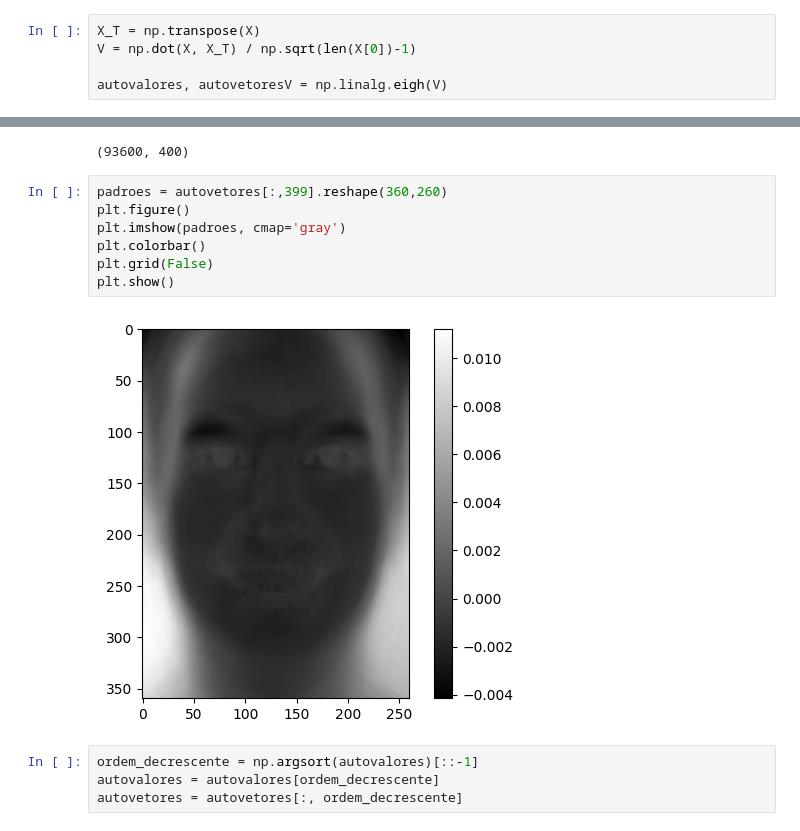
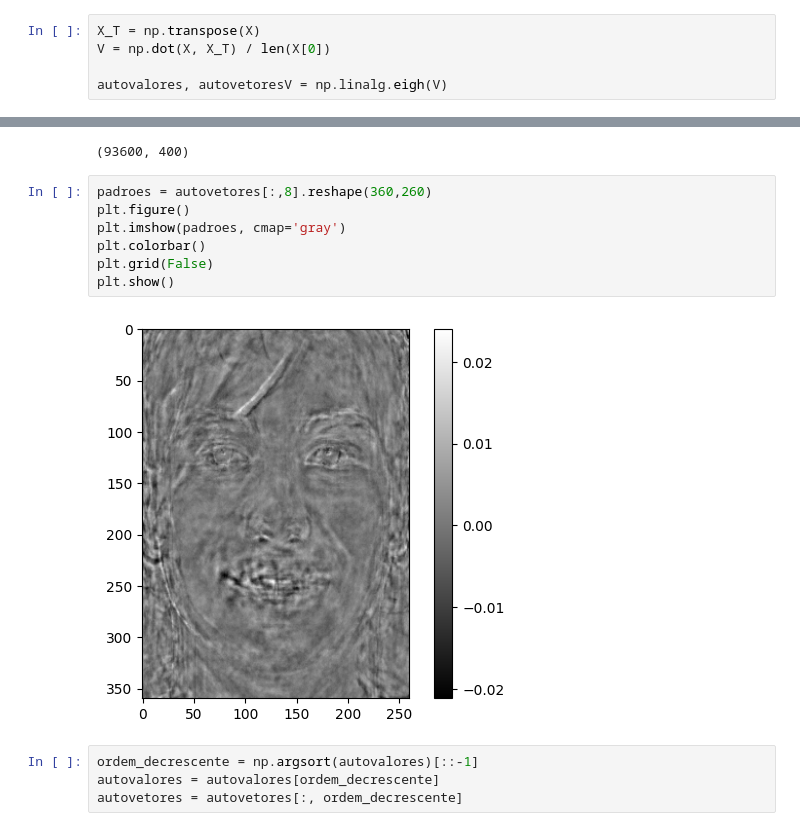
Before and after one commit to lorran-araujo/LNCC, a Jupyter notebook: disciplinas/redes-neurais/codes/lista2/exercicio3.ipynb, the cells around one changed output, grey strips where cells are left out. Saved outputs shown, nothing was run; the diff lists cells and outputs as text.

```diff
--- a/disciplinas/redes-neurais/codes/lista2/exercicio3.ipynb
+++ b/disciplinas/redes-neurais/codes/lista2/exercicio3.ipynb
@@ -85,6 +83,6 @@ X.shape
 Para o problema de Small size, encontrando autovalores e autovetores de XX^T:
 # %%
 X_T = np.transpose(X)
-V = np.dot(X, X_T) / np.sqrt(len(X[0])-1)
+V = np.dot(X, X_T) / len(X[0])
 
 autovalores, autovetoresV = np.linalg.eigh(V)
@@ -109,14 +101,14 @@ autovetores.shape
 # %% [output]
 (93600, 400)
 # %%
-padroes = autovetores[:,399].reshape(360,260)
+padroes = autovetores[:,8].reshape(360,260)
 plt.figure()
 plt.imshow(padroes, cmap='gray')
 plt.colorbar()
 plt.grid(False)
 plt.show()
 # %% [output]
-[figure, old version]
+[figure, new version]
 # %%
 ordem_decrescente = np.argsort(autovalores)[::-1]
 autovalores = autovalores[ordem_decrescente]
```
Also changed, not shown: parts of 14 cells of this notebook.
